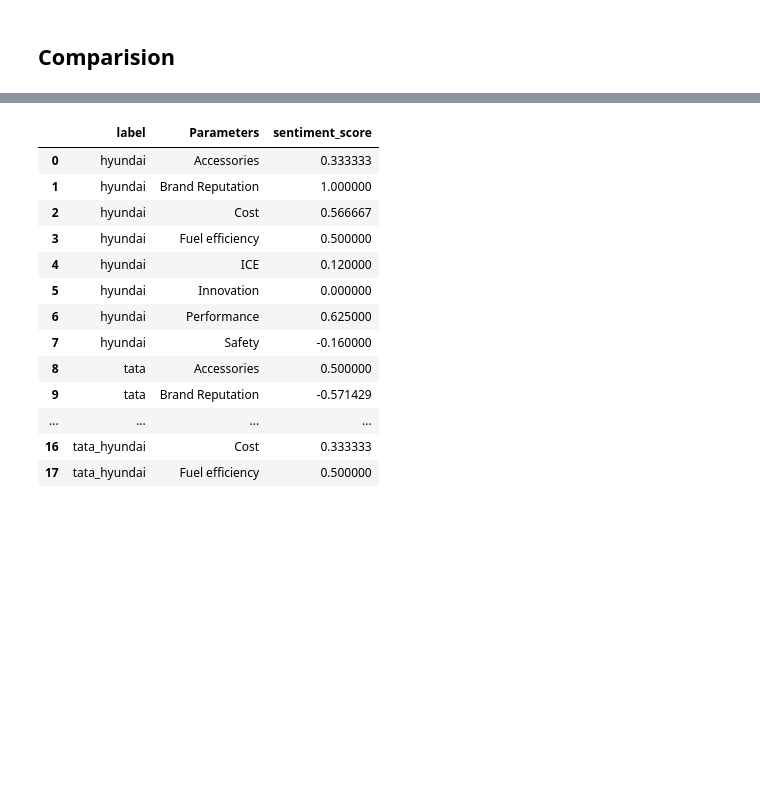
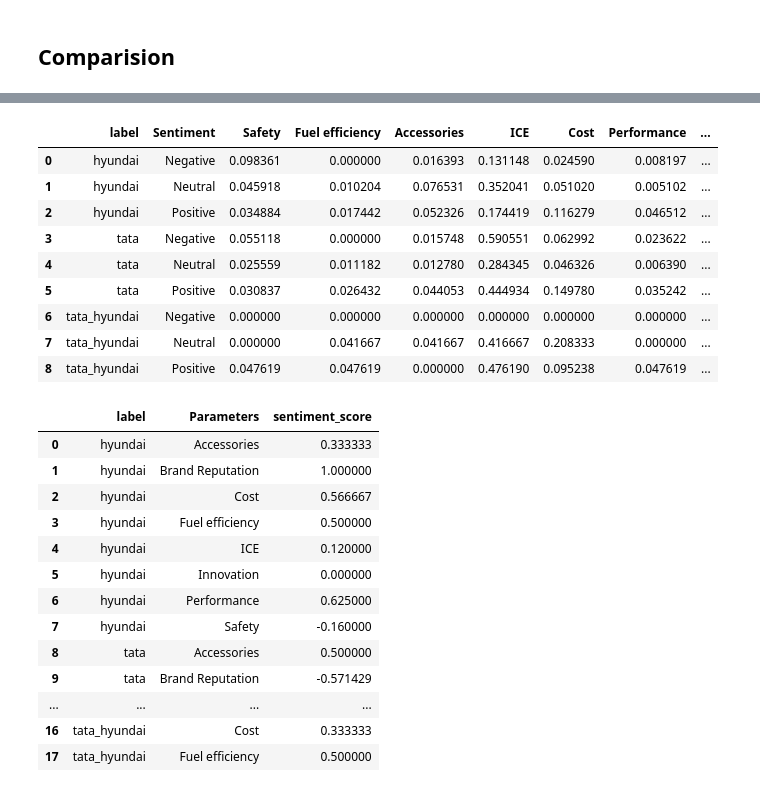
Before and after one commit to rbhattar07/Tata-Motors--Consumer-Favorability-Analysis, a Jupyter notebook: main.ipynb, the cells around one changed output, grey strips where cells are left out. Cells and saved outputs as stored; diff of their text form; code cells hidden in the pictures; blank space fills up the shorter version.

```diff
--- a/main.ipynb
+++ b/main.ipynb
@@ -631,6 +636,8 @@ df['Hit Sentence'] = df['Hit Sentence'].str.translate(str.maketrans('', '', stri
 df['Hit Sentence'] = df['Hit Sentence'].str.split() # Creating Tokens
 
 # Removing Stop Words from the text
+
+stop_words = set(stopwords.words('english'))
 def remove_stopwords(word_list):
     filtered_words = [word for word in word_list if word.lower() not in stop_words]
     return ' '.join(filtered_words)
@@ -652,17 +659,14 @@ def categorize_and_return_labels(text):
             "Innovation": ["innovative", "cutting-edge", "technology", "ai technology", "machine learning"],
         }
 
-
-        words = [word.lower() for word in word_tokenize(text) if word.isalnum() and word.lower() not in stopwords.words('english')]
-
+        words = [word.lower() for word in word_tokenize(text) if word.isalnum() and word.lower() not in stop_words]
 
         labels = {param: 0 for param in categories.keys()}
-
 
         for word in words:
             for param, keywords in categories.items():
                 if any(keyword in word for keyword in keywords):
-                    labels[param] = 1  # Set the parameter label to 1 if keywords are found
+                    labels[param] = 1
 
         return labels
     else:
@@ -704,3 +719,18 @@ df['Parameters'] = df['Hit Sentence'].apply(categorize_and_return_label)
+# %%
+df.groupby(['label', 'Sentiment'], as_index=False)[[ 'Safety',
+       'Fuel efficiency', 'Accessories', 'ICE', 'Cost', 'Performance',
+       'Brand Reputation', 'Innovation']].mean()
+# %% [output]
+|  | label | Sentiment | Safety | Fuel efficiency | Accessories | ICE | Cost | Performance | ... |
+| 0 | hyundai | Negative | 0.098361 | 0.000000 | 0.016393 | 0.131148 | 0.024590 | 0.008197 | ... |
+| 1 | hyundai | Neutral | 0.045918 | 0.010204 | 0.076531 | 0.352041 | 0.051020 | 0.005102 | ... |
+| 2 | hyundai | Positive | 0.034884 | 0.017442 | 0.052326 | 0.174419 | 0.116279 | 0.046512 | ... |
+| 3 | tata | Negative | 0.055118 | 0.000000 | 0.015748 | 0.590551 | 0.062992 | 0.023622 | ... |
+| 4 | tata | Neutral | 0.025559 | 0.011182 | 0.012780 | 0.284345 | 0.046326 | 0.006390 | ... |
+| 5 | tata | Positive | 0.030837 | 0.026432 | 0.044053 | 0.444934 | 0.149780 | 0.035242 | ... |
+| 6 | tata_hyundai | Negative | 0.000000 | 0.000000 | 0.000000 | 0.000000 | 0.000000 | 0.000000 | ... |
+| 7 | tata_hyundai | Neutral | 0.000000 | 0.041667 | 0.041667 | 0.416667 | 0.208333 | 0.000000 | ... |
+| 8 | tata_hyundai | Positive | 0.047619 | 0.047619 | 0.000000 | 0.476190 | 0.095238 | 0.047619 | ... |
 # %%
 df.groupby(['label', 'Parameters'], as_index=False)['sentiment_score'].mean()
 # %% [output]
```
Also changed, not shown: parts of 5 cells of this notebook, 2 other files.
